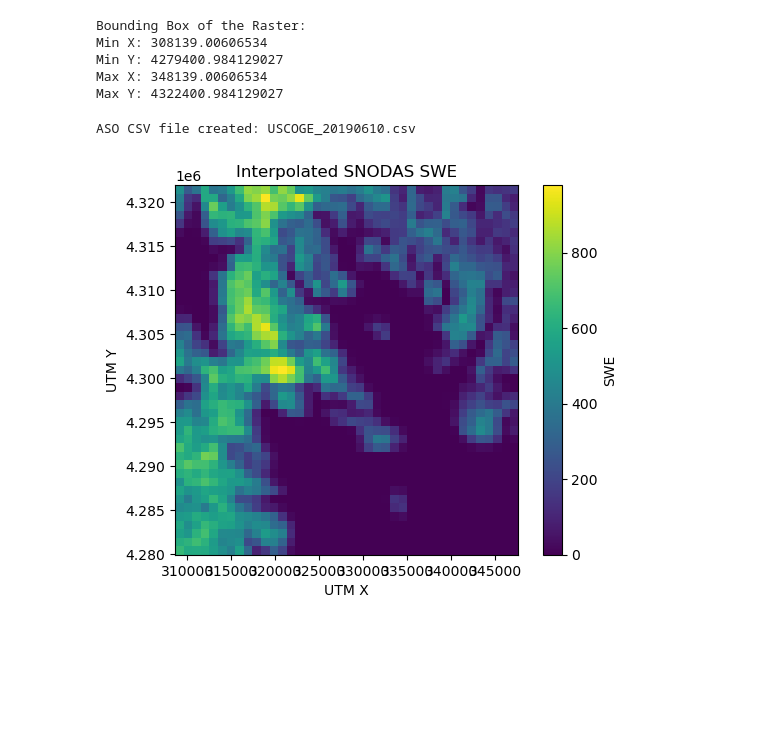
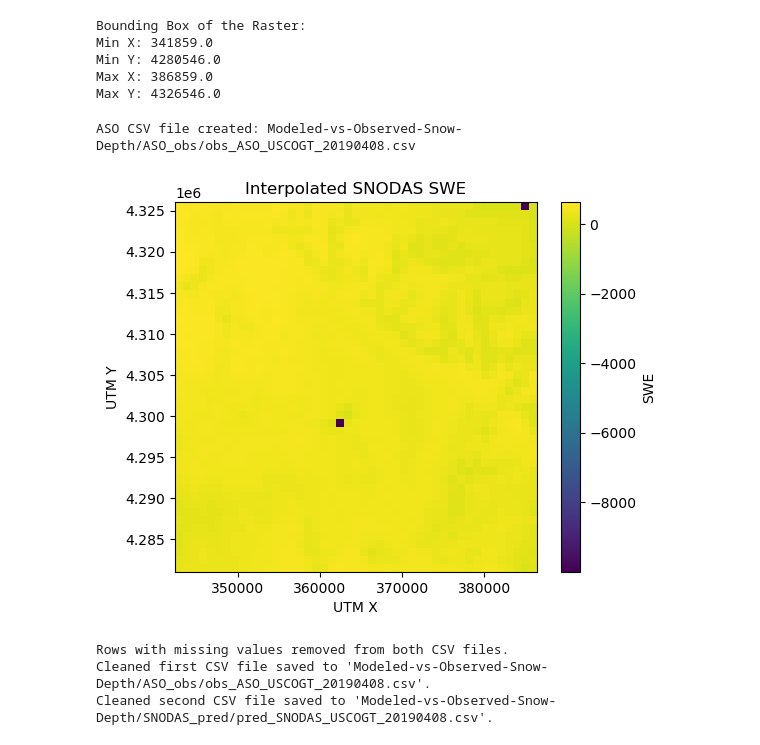
Before and after one commit to eritchie4599/Modeled-vs-Observed-Snow-Depth, a Jupyter notebook: ASO_SNODAS_comp.ipynb, the cells around one changed output. Cells and saved outputs as stored; diff of their text form; code cells hidden in the pictures; blank space fills up the shorter version.

Commit message:
Updated code for the ASO SNODAS comparison

```diff
--- a/ASO_SNODAS_comp.ipynb
+++ b/ASO_SNODAS_comp.ipynb
@@ -166,16 +169,16 @@ def print_raster_bbox(raster_path):
         print(f"Max Y: {bbox.top}")
 
 # Path to the ASO raster
-aso_raster_path = 'USCOGE_20190610_resampled_raster.tif'
+aso_raster_path = 'Reproj_rasters_asocomp/ASO_USCOGT_20190408_resampled_raster.tif'
 
 # Print the bounding box of the ASO raster
 print_raster_bbox(aso_raster_path)
 # %% [output]
 Bounding Box of the Raster:
-Min X: 308139.00606534
-Min Y: 4279400.984129027
-Max X: 348139.00606534
-Max Y: 4322400.984129027
+Min X: 341859.0
+Min Y: 4280546.0
+Max X: 386859.0
+Max Y: 4326546.0
 # %%
 '''
 Creating csv of ASO values for the observed values
@@ -224,27 +227,27 @@ def raster_to_csv(raster_path, output_csv, bbox):
 
 # Provide the bounding box for the ASO raster
 # This should be the bounding box from the previous block
-bbox_aso = (308139.00606534, 4279400.984129027, 348139.00606534, 4322400.984129027)
+bbox_aso = (341859.0, 4280546.0, 386859.0, 4326546.0)
 
 # Path to the ASO raster
-aso_raster_path = 'USCOGE_20190610_resampled_raster.tif'
+aso_raster_path = 'Reproj_rasters_asocomp/ASO_USCOGT_20190408_resampled_raster.tif'
 
 # Output CSV file path
-output_csv_aso = 'USCOGE_20190610.csv'
+output_csv_aso = 'Modeled-vs-Observed-Snow-Depth/ASO_obs/obs_ASO_USCOGT_20190408.csv'
 
 # Convert ASO raster data to CSV
 raster_to_csv(aso_raster_path, output_csv_aso, bbox_aso)
 
 print(f"ASO CSV file created: {output_csv_aso}")
 # %% [output]
-ASO CSV file created: USCOGE_20190610.csv
+ASO CSV file created: Modeled-vs-Observed-Snow-Depth/ASO_obs/obs_ASO_USCOGT_20190408.csv
 # %%
 '''
 Interpolating SNODAS data onto the ASO grid
 '''
 
 # Open the raster files
-with rasterio.open('USCOGE_20190610_resampled_raster.tif') as src1, rasterio.open('Snodas_20190610_clipped.tif') as src2:
+with rasterio.open('Modeled-vs-Observed-Snow-Depth/Reproj_rasters_asocomp/ASO_USCOGT_20190408_resampled_raster.tif') as src1, rasterio.open('Modeled-vs-Observed-Snow-Depth/Reproj_rasters_asocomp/Snodas_USCOGT_20190408_clipped.tif') as src2:
     # Get the pixel resolution and shape of the ASO raster
     pixel_resolution_aso = src1.res
     rows_aso, cols_aso = src1.shape
@@ -265,32 +268,68 @@ with rasterio.open('USCOGE_20190610_resampled_raster.tif') as src1, rasterio.ope
     # Calculate the mesh grid for the SNODAS raster
     x_snodas = np.linspace(x_min_snodas + pixel_resolution_snodas[0] / 2,
                             x_min_snodas + pixel_resolution_snodas[0] * (cols_snodas - 0.5), cols_snodas)
     y_snodas = np.linspace(y_max_snodas - pixel_resolution_snodas[1] / 2,
                             y_max_snodas - pixel_resolution_snodas[1] * (rows_snodas - 0.5), rows_snodas)
     xx_snodas, yy_snodas = np.meshgrid(x_snodas, y_snodas)
 
     # Read the SNODAS raster data
     data_values_snodas = src2.read(1)
 
     # Interpolate SNODAS raster onto the meshgrid of ASO raster
     interpolated_data_snodas = griddata((xx_snodas.flatten(), yy_snodas.flatten()),
                                         data_values_snodas.flatten(), (xx_aso, yy_aso), method='linear')
 
     # Flip the raster values upside down
     interpolated_data_snodas_flipped = np.flipud(interpolated_data_snodas)
 
     # Plot the flipped interpolated SNODAS data
     plt.imshow(interpolated_data_snodas_flipped, extent=(x_aso.min(), x_aso.max(), y_aso.min(), y_aso.max()), origin='lower')
     plt.colorbar(label='SWE')
     plt.xlabel('UTM X')
     plt.ylabel('UTM Y')
     plt.title('Interpolated SNODAS SWE')
     plt.show()
 
 
     # Save UTM coordinates and SNODAS SWE values into a CSV file
     df_snodas = pd.DataFrame({'UTM_X': xx_aso.flatten(), 'UTM_Y': yy_aso.flatten(),
                                'SNODAS_SWE': interpolated_data_snodas.flatten()})
-    df_snodas.to_csv('SNODAS_20190610.csv', index=False)
+    df_snodas.to_csv('SNODAS_USCOGT_20190408.csv', index=False)
 # %% [output]
-[figure, old version]
+[figure, new version]
+# %%
+import pandas as pd
+
+# Read the first CSV file into a pandas DataFrame to find missing values
+csv_file_path_1 = 'Modeled-vs-Observed-Snow-Depth/ASO_obs/obs_ASO_USCOGT_20190408.csv'  # Replace 'first_csv_file.csv' with the path to your ASO CSV file
+df1 = pd.read_csv(csv_file_path_1)
+
+# Specify the column name where you found missing values
+column_name = 'Raster_Value'  # Replace 'your_column_name' with the actual column name, usually 'Raster_Value'
+
+# Get the indices of rows where the specified column has missing values
+missing_indices = df1[df1[column_name].isnull()].index
+
+# Drop rows from the first DataFrame at the indices where missing values were found
+df1_cleaned = df1.drop(missing_indices)
+
+# Read the second CSV file into a pandas DataFrame
+csv_file_path_2 = 'SNODAS_USCOGT_20190408.csv'  # Replace 'second_csv_file.csv' with the actual path to your second CSV file
+df2 = pd.read_csv(csv_file_path_2)
+
+# Drop rows from the second DataFrame at the indices found in the first DataFrame
+df2_cleaned = df2.drop(missing_indices)
+
+# Write the cleaned DataFrames to new CSV files
+output_csv_path_1 = 'Modeled-vs-Observed-Snow-Depth/ASO_obs/obs_ASO_USCOGT_20190408.csv'  # Specify the path for the cleaned first CSV file
+output_csv_path_2 = 'Modeled-vs-Observed-Snow-Depth/SNODAS_pred/pred_SNODAS_USCOGT_20190408.csv'  # Specify the path for the cleaned second CSV file
+df1_cleaned.to_csv(output_csv_path_1, index=False)
+df2_cleaned.to_csv(output_csv_path_2, index=False)
+
+print("Rows with missing values removed from both CSV files.")
+print("Cleaned first CSV file saved to '{}'.".format(output_csv_path_1))
+print("Cleaned second CSV file saved to '{}'.".format(output_csv_path_2))
+# %% [output]
+Rows with missing values removed from both CSV files.
+Cleaned first CSV file saved to 'Modeled-vs-Observed-Snow-Depth/ASO_obs/obs_ASO_USCOGT_20190408.csv'.
+Cleaned second CSV file saved to 'Modeled-vs-Observed-Snow-Depth/SNODAS_pred/pred_SNODAS_USCOGT_20190408.csv'.
```
Also changed, not shown: parts of 4 cells of this notebook.
